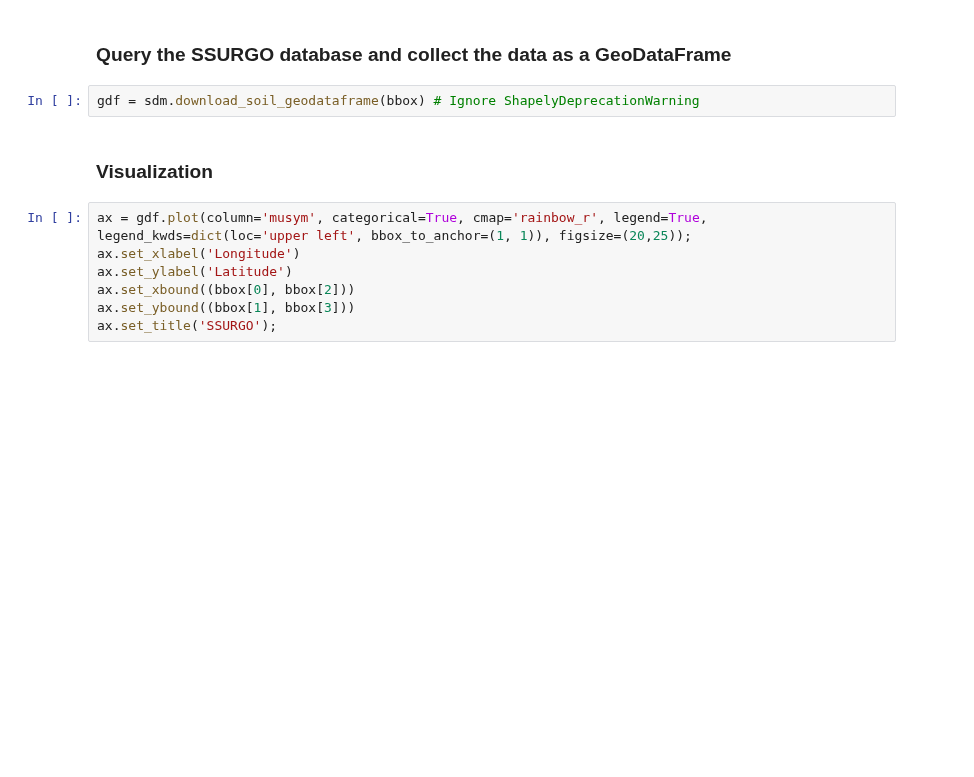
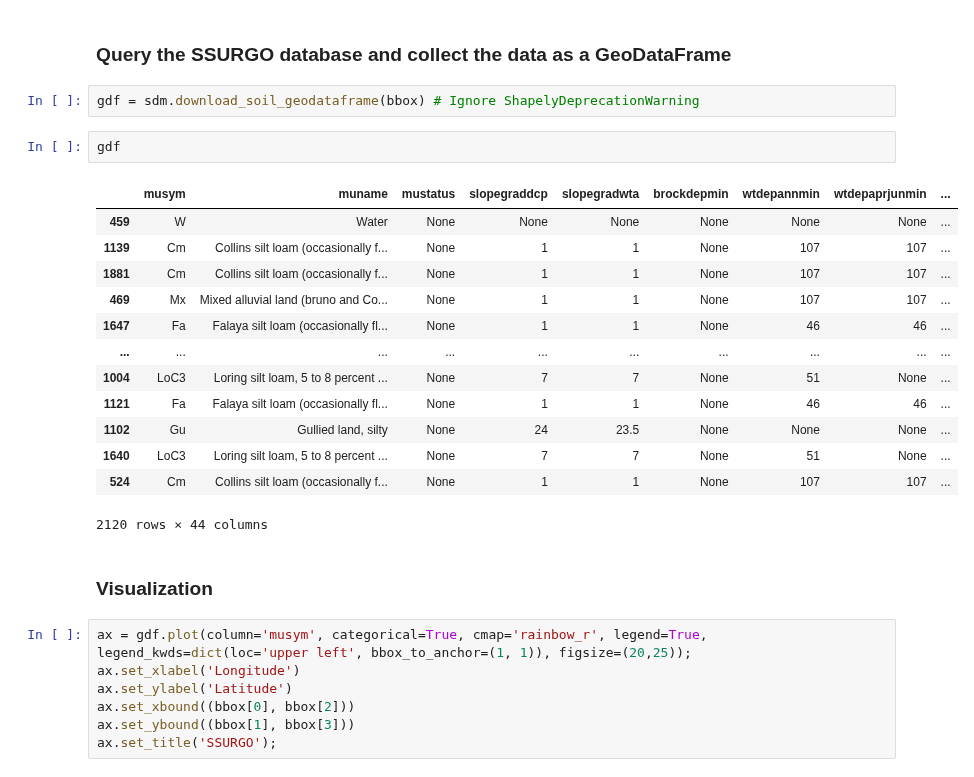
Before and after one commit to LucRSquared/pyagnps, a Jupyter notebook: notebooks/soil/soil_shapefile_download.ipynb, the cells around one changed output. Saved outputs shown, nothing was run; the diff lists cells and outputs as text; blank space fills up the shorter version.

```diff
--- a/notebooks/soil/soil_shapefile_download.ipynb
+++ b/notebooks/soil/soil_shapefile_download.ipynb
@@ -13,6 +13,22 @@ bbox = (-89.94724, 34.22708, -89.76632, 34.31553) # min_lon, min_lat, max_lon, m
 ### Query the SSURGO database and collect the data as a GeoDataFrame
 # %%
 gdf = sdm.download_soil_geodataframe(bbox) # Ignore ShapelyDeprecationWarning
+# %%
+gdf
+# %% [output]
+|  | musym | muname | mustatus | slopegraddcp | slopegradwta | brockdepmin | wtdepannmin | wtdepaprjunmin | ... |
+| 459 | W | Water | None | None | None | None | None | None | ... |
+| 1139 | Cm | Collins silt loam (occasionally f... | None | 1 | 1 | None | 107 | 107 | ... |
+| 1881 | Cm | Collins silt loam (occasionally f... | None | 1 | 1 | None | 107 | 107 | ... |
+| 469 | Mx | Mixed alluvial land (bruno and Co... | None | 1 | 1 | None | 107 | 107 | ... |
+| 1647 | Fa | Falaya silt loam (occasionally fl... | None | 1 | 1 | None | 46 | 46 | ... |
+| ... | ... | ... | ... | ... | ... | ... | ... | ... | ... |
+| 1004 | LoC3 | Loring silt loam, 5 to 8 percent ... | None | 7 | 7 | None | 51 | None | ... |
+| 1121 | Fa | Falaya silt loam (occasionally fl... | None | 1 | 1 | None | 46 | 46 | ... |
+| 1102 | Gu | Gullied land, silty | None | 24 | 23.5 | None | None | None | ... |
+| 1640 | LoC3 | Loring silt loam, 5 to 8 percent ... | None | 7 | 7 | None | 51 | None | ... |
+| 524 | Cm | Collins silt loam (occasionally f... | None | 1 | 1 | None | 107 | 107 | ... |
+2120 rows × 44 columns
 # %% [markdown]
 ### Visualization
 # %%
```
